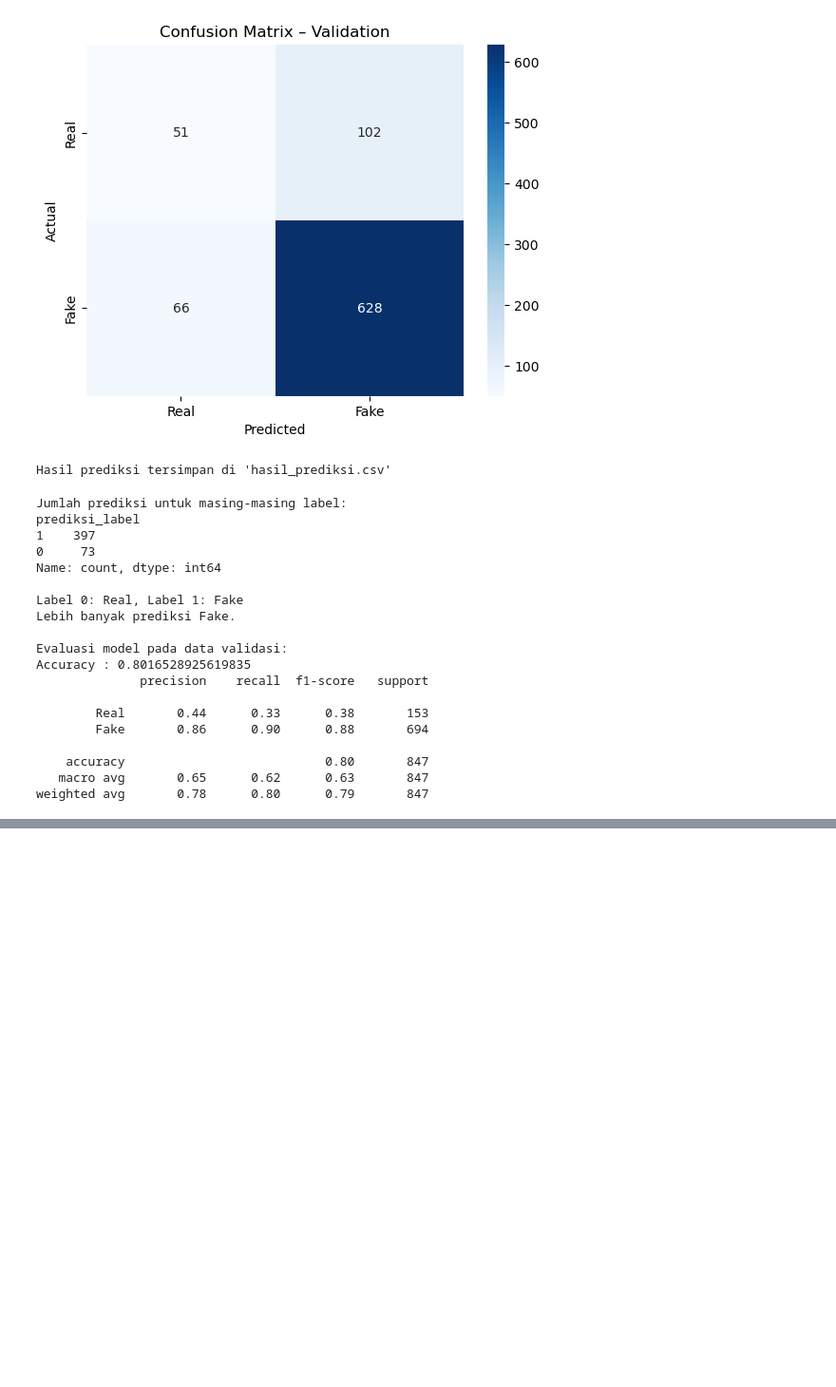
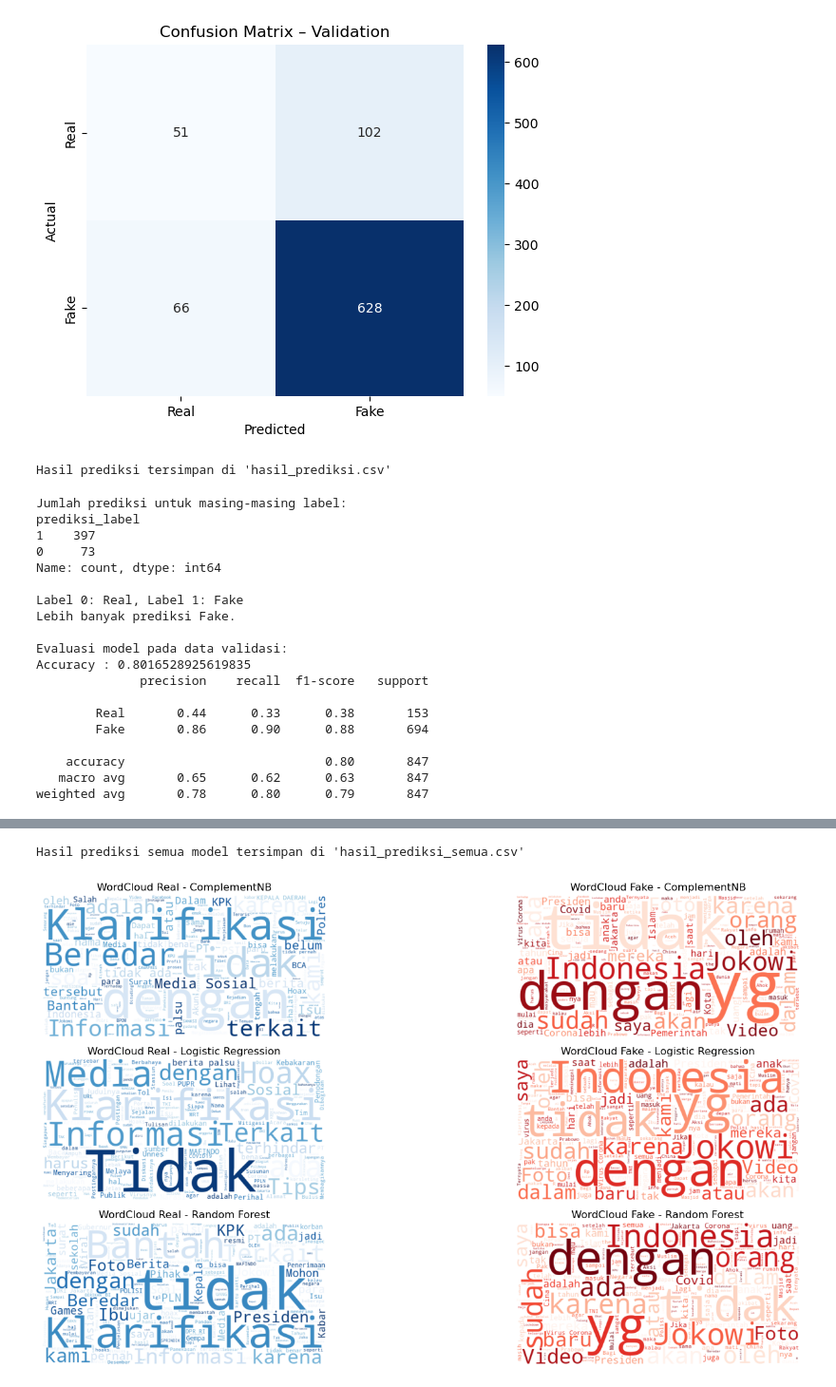
Before and after one commit to israazwa/ML-A11.2023.15287-UAS, a Jupyter notebook: main.ipynb, the cells around one changed output, grey strips where cells are left out. Shown at 95% size. Drawn from its saved outputs; the diff is of its cells as text; code cells hidden in the pictures; blank space fills up the shorter version.

```diff
--- a/main.ipynb
+++ b/main.ipynb
@@ -262,0 +265,79 @@ print("Hasil prediksi Random Forest tersimpan di 'hasil_prediksi_rf.csv'")
+# %%
+from wordcloud import WordCloud
+
+# Prediksi Data_uji.csv dengan semua model: ComplementNB, Logistic Regression, dan Random Forest
+df_uji_all = pd.read_csv("Data_uji.csv")
+df_uji_all["text"] = df_uji_all["judul"].fillna("") + " " + df_uji_all["narasi"].fillna("")
+X_uji_all = tfidf.transform(df_uji_all["text"])
+
+# ComplementNB
+df_uji_all["prediksi_nb"] = model.predict(X_uji_all)
+# Logistic Regression
+df_uji_all["prediksi_logreg"] = logreg.predict(X_uji_all)
+# Random Forest
+df_uji_all["prediksi_rf"] = rf.predict(X_uji_all)
+
+# Simpan hasil prediksi
+df_uji_all[["ID", "prediksi_nb", "prediksi_logreg", "prediksi_rf"]].to_csv("hasil_prediksi_semua.csv", index=False)
+print("Hasil prediksi semua model tersimpan di 'hasil_prediksi_semua.csv'")
+
+# WordCloud untuk masing-masing model
+
+plt.figure(figsize=(18, 8))
+
+# ComplementNB
+real_text_nb = " ".join(df_uji_all.loc[df_uji_all["prediksi_nb"] == 0, "text"])
+fake_text_nb = " ".join(df_uji_all.loc[df_uji_all["prediksi_nb"] == 1, "text"])
+wc_real_nb = WordCloud(width=600, height=300, background_color='white', stopwords=stopwords_clean_fixed, colormap='Blues').generate(real_text_nb)
+wc_fake_nb = WordCloud(width=600, height=300, background_color='white', stopwords=stopwords_clean_fixed, colormap='Reds').generate(fake_text_nb)
+
+plt.subplot(3,2,1)
+plt.imshow(wc_real_nb, interpolation='bilinear')
+plt.axis('off')
+plt.title('WordCloud Real - ComplementNB')
+plt.subplot(3,2,2)
+plt.imshow(wc_fake_nb, interpolation='bilinear')
+plt.axis('off')
+plt.title('WordCloud Fake - ComplementNB')
+
+# Logistic Regression
+real_text_logreg_uji = " ".join(df_uji_all.loc[df_uji_all["prediksi_logreg"] == 0, "text"])
+fake_text_logreg_uji = " ".join(df_uji_all.loc[df_uji_all["prediksi_logreg"] == 1, "text"])
+wc_real_logreg_uji = WordCloud(width=600, height=300, background_color='white', stopwords=stopwords_clean_fixed, colormap='Blues').generate(real_text_logreg_uji)
+wc_fake_logreg_uji = WordCloud(width=600, height=300, background_color='white', stopwords=stopwords_clean_fixed, colormap='Reds').generate(fake_text_logreg_uji)
+
+plt.subplot(3,2,3)
+plt.imshow(wc_real_logreg_uji, interpolation='bilinear')
+plt.axis('off')
+plt.title('WordCloud Real - Logistic Regression')
+plt.subplot(3,2,4)
+plt.imshow(wc_fake_logreg_uji, interpolation='bilinear')
+plt.axis('off')
+plt.title('WordCloud Fake - Logistic Regression')
+
+# Random Forest
+real_text_rf_uji = " ".join(df_uji_all.loc[df_uji_all["prediksi_rf"] == 0, "text"])
+fake_text_rf_uji = " ".join(df_uji_all.loc[df_uji_all["prediksi_rf"] == 1, "text"])
+wc_real_rf_uji = WordCloud(width=600, height=300, background_color='white', stopwords=stopwords_clean_fixed, colormap='Blues').generate(real_text_rf_uji)
+wc_fake_rf_uji = WordCloud(width=600, height=300, background_color='white', stopwords=stopwords_clean_fixed, colormap='Reds').generate(fake_text_rf_uji)
+
+plt.subplot(3,2,5)
+plt.imshow(wc_real_rf_uji, interpolation='bilinear')
+plt.axis('off')
+plt.title('WordCloud Real - Random Forest')
+plt.subplot(3,2,6)
+plt.imshow(wc_fake_rf_uji, interpolation='bilinear')
+plt.axis('off')
+plt.title('WordCloud Fake - Random Forest')
+
+plt.tight_layout()
+plt.show()
+
+# Akurasi pada data validasi (karena Data_uji.csv tidak punya label)
+print("Akurasi pada data validasi:")
+print("ComplementNB:", accuracy_score(y_val, y_pred))
+print("Logistic Regression:", accuracy_score(y_val, y_pred_logreg))
+print("Random Forest:", accuracy_score(y_val, y_pred_rf))
+# %% [output]
+Hasil prediksi semua model tersimpan di 'hasil_prediksi_semua.csv'
+[figure, added]
```
Also changed, not shown: parts of 7 cells of this notebook.
